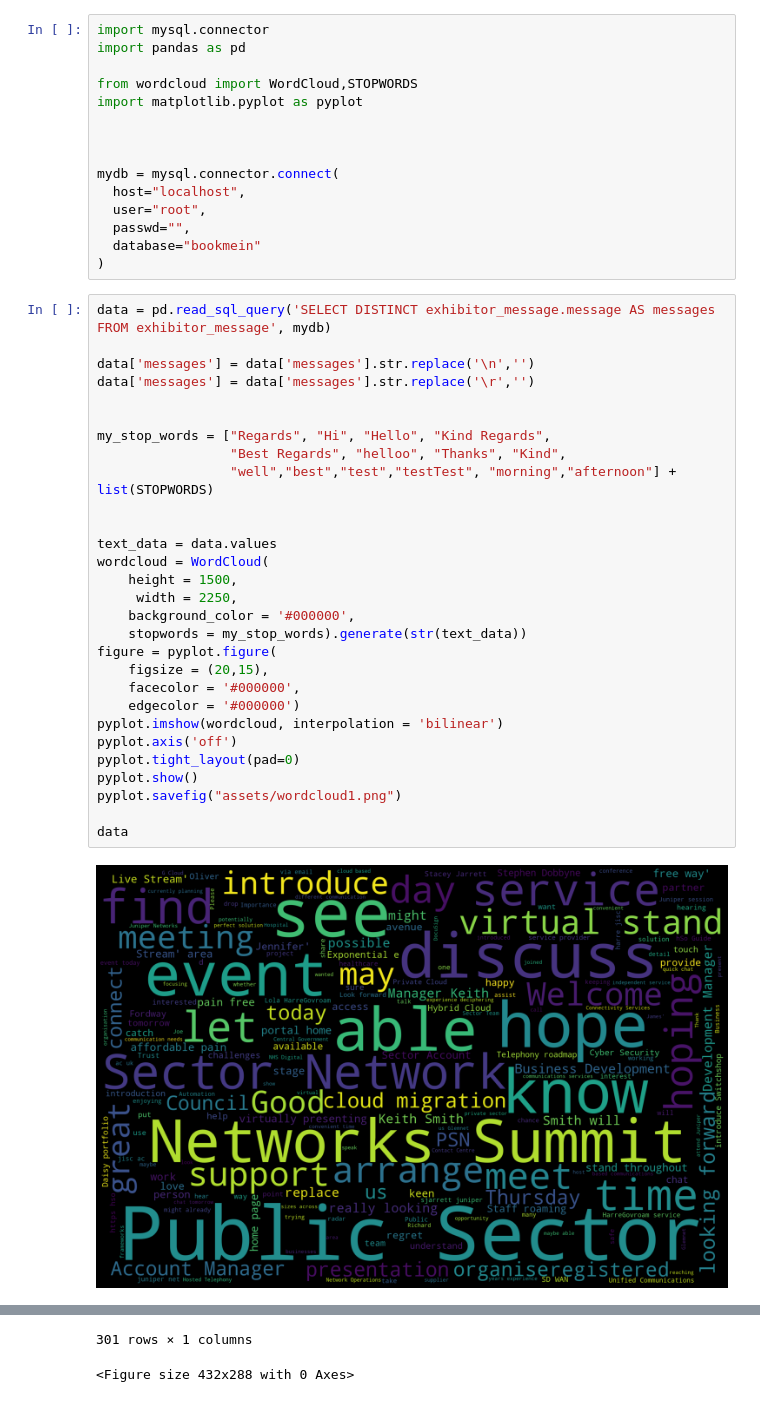
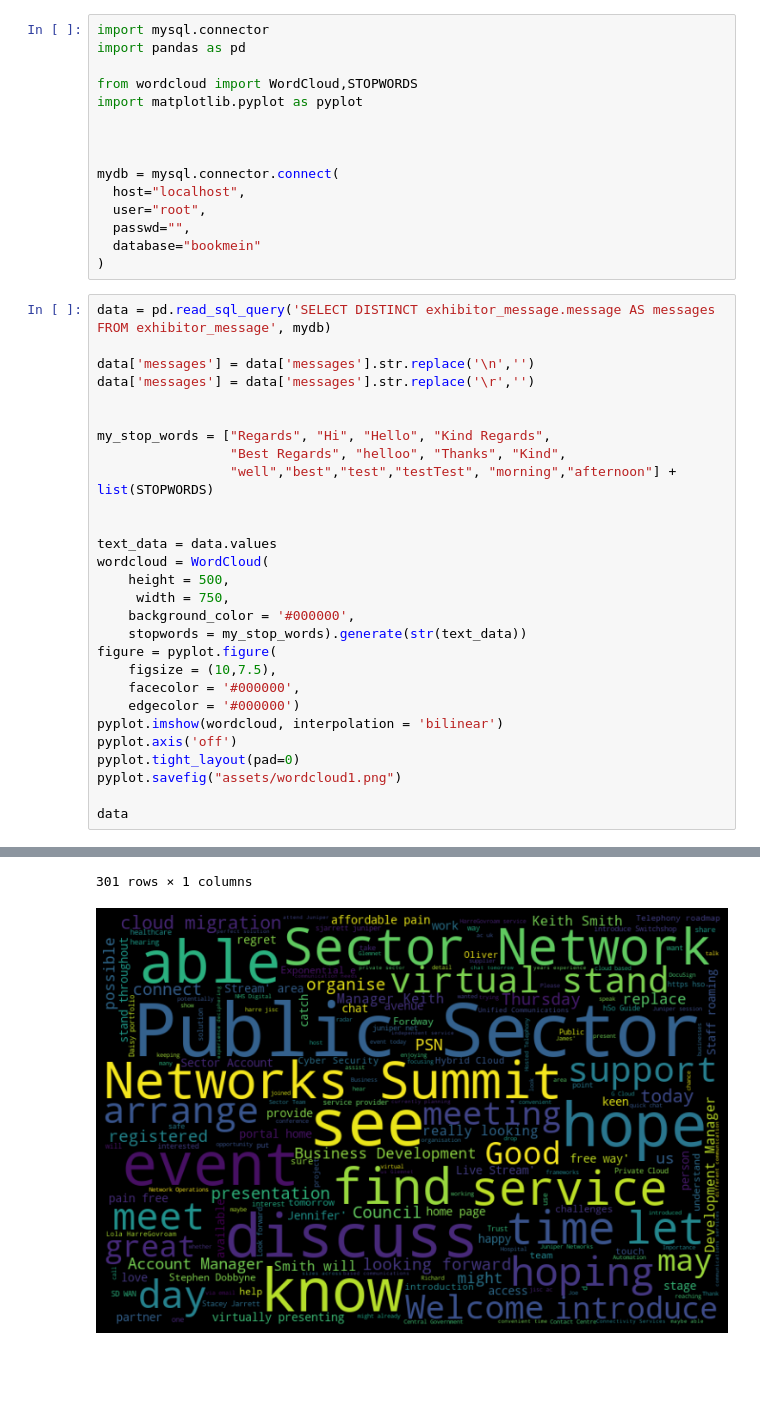
Before and after one commit to iwatts3519/HerokuApp, a Jupyter notebook: Message Wordclouds.ipynb, the cells around one changed output, grey strips where cells are left out. Drawn from its saved outputs; the diff is of its cells as text; blank space fills up the shorter version.

```diff
--- a/Message Wordclouds.ipynb
+++ b/Message Wordclouds.ipynb
@@ -25,39 +25,37 @@ my_stop_words = ["Regards", "Hi", "Hello", "Kind Regards",
                  "well","best","test","testTest", "morning","afternoon"] + list(STOPWORDS)
 
 
 text_data = data.values
 wordcloud = WordCloud(
-    height = 1500,
-     width = 2250,
+    height = 500,
+     width = 750,
     background_color = '#000000',
     stopwords = my_stop_words).generate(str(text_data))
 figure = pyplot.figure(
-    figsize = (20,15),
+    figsize = (10,7.5),
     facecolor = '#000000',
     edgecolor = '#000000')
 pyplot.imshow(wordcloud, interpolation = 'bilinear')
 pyplot.axis('off')
 pyplot.tight_layout(pad=0)
-pyplot.show()
 pyplot.savefig("assets/wordcloud1.png")
 
 data
 # %% [output]
-[figure, old version]
 |  | messages |
 | 0 | hi Psc :) |
 | 1 | helloo |
 | 2 | Thanks for the message I will see... |
 | 3 | Hello |
 | 4 | Hi Anita - this looks good. |
 | ... | ... |
 | 296 | Hi Diksha, Hope you’ve enjoyed th... |
 | 297 | Hi Christopher, Hope you’ve enjoy... |
 | 298 | Hi Paul, Hope you’ve enjoyed the ... |
 | 299 | Hi Berenice, Hope you’ve enjoyed ... |
 | 300 | Hi Adam, Hope you’ve enjoyed the ... |
 301 rows × 1 columns
-<Figure size 432x288 with 0 Axes>
+[figure, new version]
 # %%
 data2 = pd.read_sql_query('SELECT DISTINCT meeting_response.message AS messages FROM meeting_response', mydb)
 
```
Also changed, not shown: parts of 1 cell of this notebook, 9 other files.
